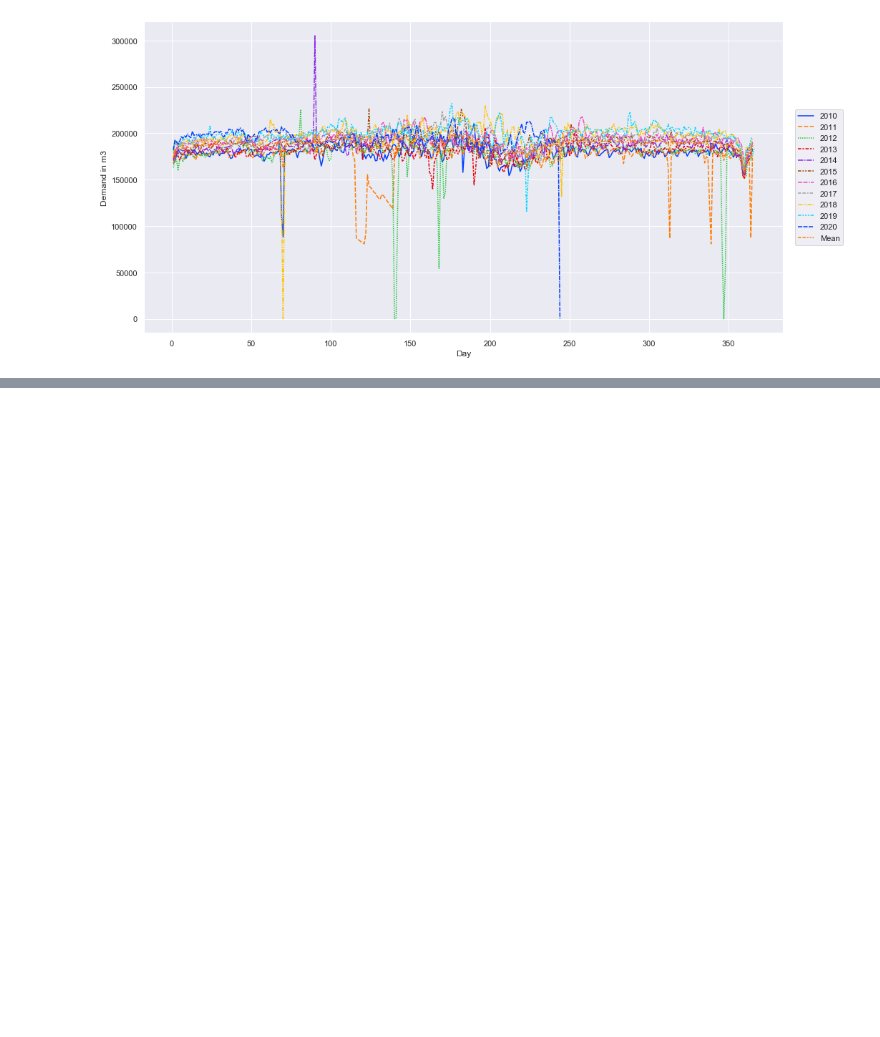
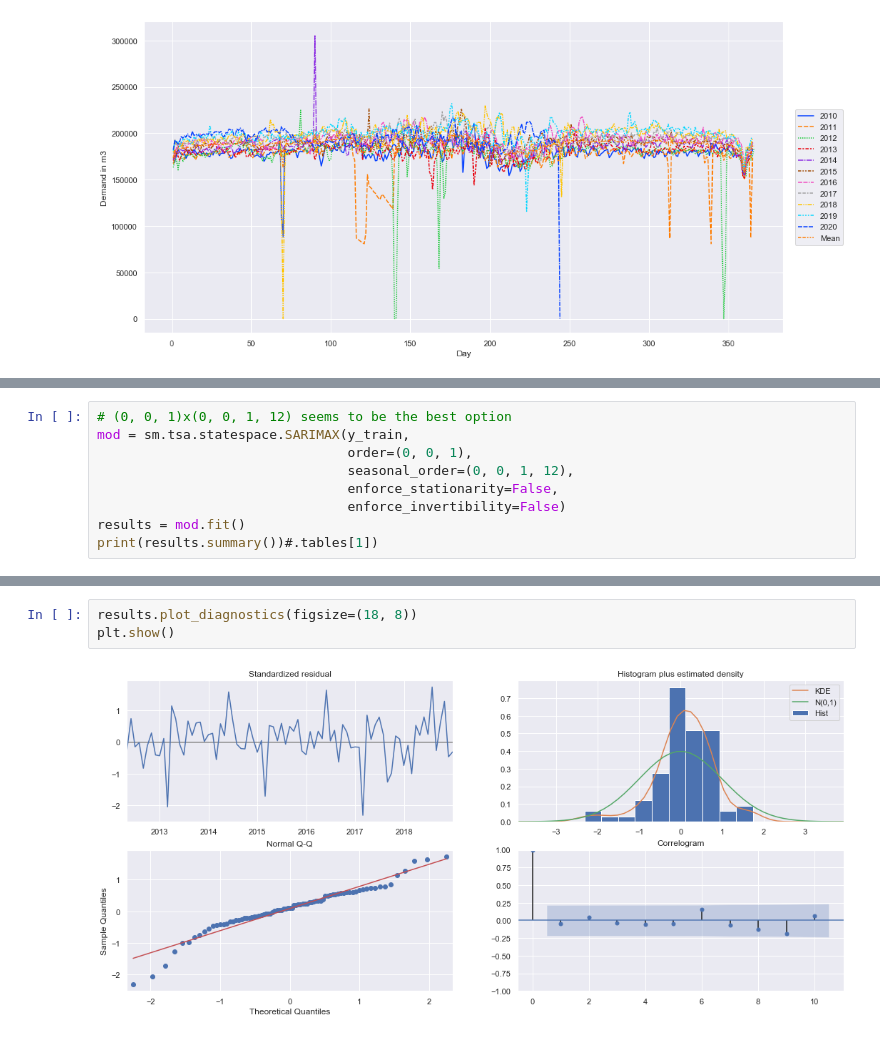
Before and after one commit to maga0002/UvA_DSP_Waternet, a Jupyter notebook: EDA.ipynb, the cells around one changed output, grey strips where cells are left out. Saved outputs shown, nothing was run; the diff lists cells and outputs as text; blank space fills up the shorter version.

Commit message:
Added SARIMA model

```diff
--- a/EDA.ipynb
+++ b/EDA.ipynb
@@ -225,0 +401,9 @@ plt.show()
+# %%
+# (0, 0, 1)x(0, 0, 1, 12) seems to be the best option
+mod = sm.tsa.statespace.SARIMAX(y_train,
+                                order=(0, 0, 1),
+                                seasonal_order=(0, 0, 1, 12),
+                                enforce_stationarity=False,
+                                enforce_invertibility=False)
+results = mod.fit()
+print(results.summary())#.tables[1])
@@ -225,0 +428,5 @@ plt.show()
+# %%
+results.plot_diagnostics(figsize=(18, 8))
+plt.show()
+# %% [output]
+[figure, added]
```
Also changed, not shown: parts of 13 cells of this notebook.
